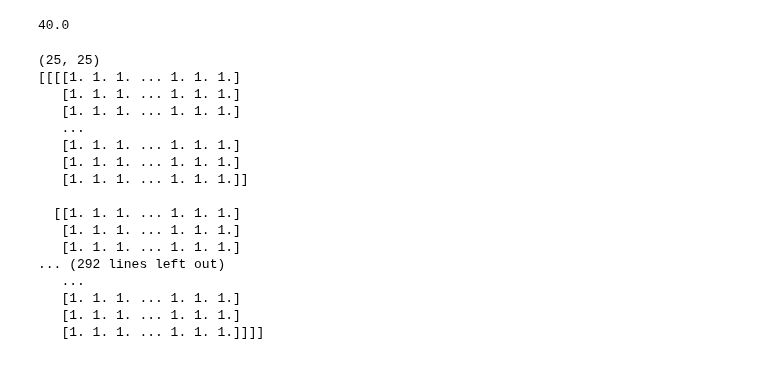
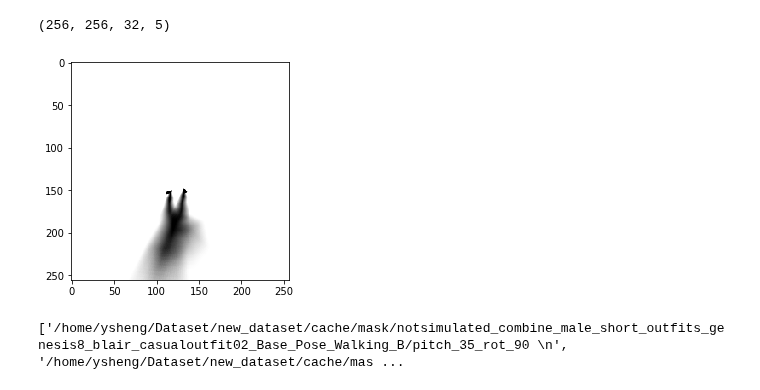
Before and after one commit to ShengCN/soft_shadow, a Jupyter notebook: data_process/base.ipynb, the cells around one changed output. Drawn from its saved outputs; the diff is of its cells as text; code cells hidden in the pictures.

```diff
--- a/data_process/base.ipynb
+++ b/data_process/base.ipynb
@@ -159,4 +171,0 @@ plt.show()
-# %%
-256 * 256 * 64 * 10 / 1024 / 1024/ 1024
-# %% [output]
-40.0
@@ -166,22 +172,34 @@ pattern = np.random.rand(10, 64)
-# %%
-result = np.tensordot(test_np, pattern, axes=([2,3],[1,0]))
-print(result.shape)
-print(test_np)
-# %% [output]
-(25, 25)
-[[[[1. 1. 1. ... 1. 1. 1.]
-   [1. 1. 1. ... 1. 1. 1.]
-   [1. 1. 1. ... 1. 1. 1.]
-   ...
-   [1. 1. 1. ... 1. 1. 1.]
-   [1. 1. 1. ... 1. 1. 1.]
-   [1. 1. 1. ... 1. 1. 1.]]
-
-  [[1. 1. 1. ... 1. 1. 1.]
-   [1. 1. 1. ... 1. 1. 1.]
-   [1. 1. 1. ... 1. 1. 1.]
-... (292 lines left out)
-   ...
-   [1. 1. 1. ... 1. 1. 1.]
-   [1. 1. 1. ... 1. 1. 1.]
-   [1. 1. 1. ... 1. 1. 1.]]]]
+# %%
+from skimage.transform import resize
+
+# print('min: {}, max: {}'.format(np.min(test_np), np.max(test_np)))
+# pattern = gs()
+# print('pattern min: {}, max: {}, sum: {}'.format(np.min(pattern), np.max(pattern), np.sum(pattern)))
+# iw,ih = 32, 5
+# pattern_img = resize(pattern, (ih, iw))
+# shadow = np.tensordot(test_np, pattern_img, axes=([2,3], [1,0]))
+# pattern_img = np.expand_dims(resize(pattern_img, (16,32)), 2)
+# print('shadow min: {}, max: {}'.format(np.min(shadow), np.max(shadow)))
+
+test_base = '/home/ysheng/Documents/jianming/cpu_hard_shadow_renderer/cpu_hard_shadow_renderer_src/base/notsimulated_combine_male_short_outfits_genesis8_armani_casualoutfit03_Base_Pose_Standing_A/pitch_15_rot_0_shadow.npy'
+test_np = np.load(test_base)
+print(test_np.shape)
+
+plt.figure()
+plt.imshow(test_np[:,:,0,0], cmap='gray')
+plt.show()
+# %% [output]
+(256, 256, 32, 5)
+[figure, added]
+# %%
+import os
+
+fname = '/home/ysheng/Dataset/new_dataset/meta_data.csv'
+
+with open(fname) as f:
+    files = f.readlines()
+
+test_prefix = files[0]
+test_shadow = test_prefix
+# %% [output]
+['/home/ysheng/Dataset/new_dataset/cache/mask/notsimulated_combine_male_short_outfits_genesis8_blair_casualoutfit02_Base_Pose_Walking_B/pitch_35_rot_90 \n', '/home/ysheng/Dataset/new_dataset/cache/mas ...
```
Also changed, not shown: parts of 5 cells of this notebook, 9 other files.
